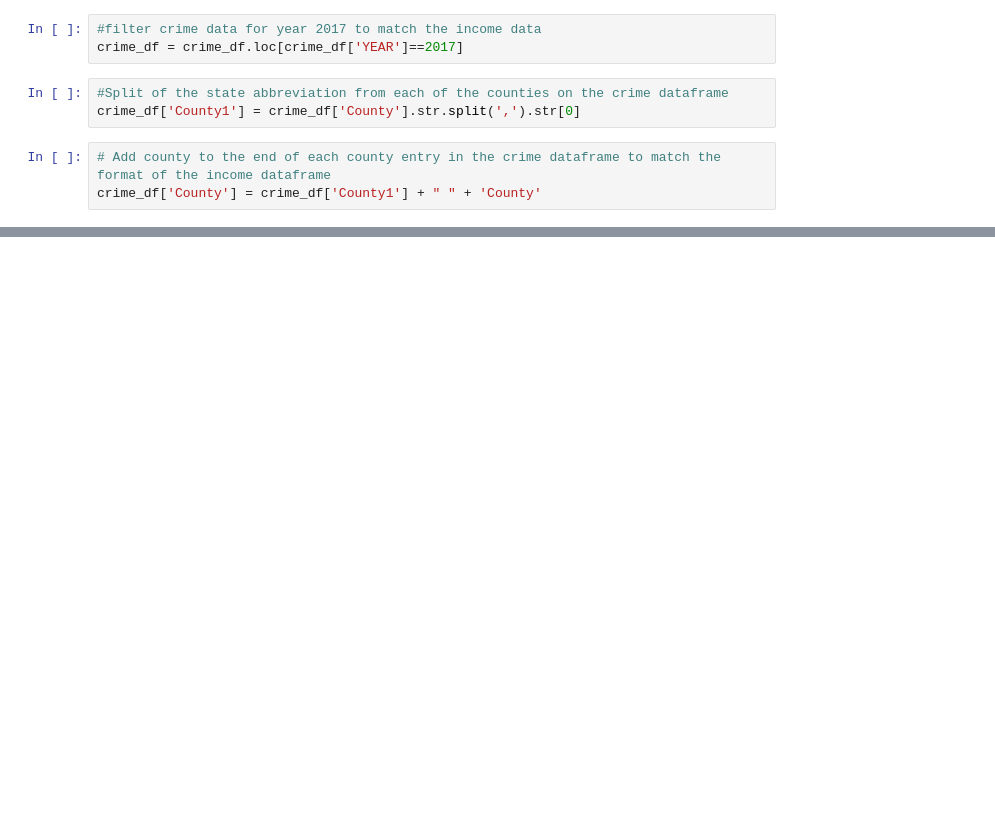
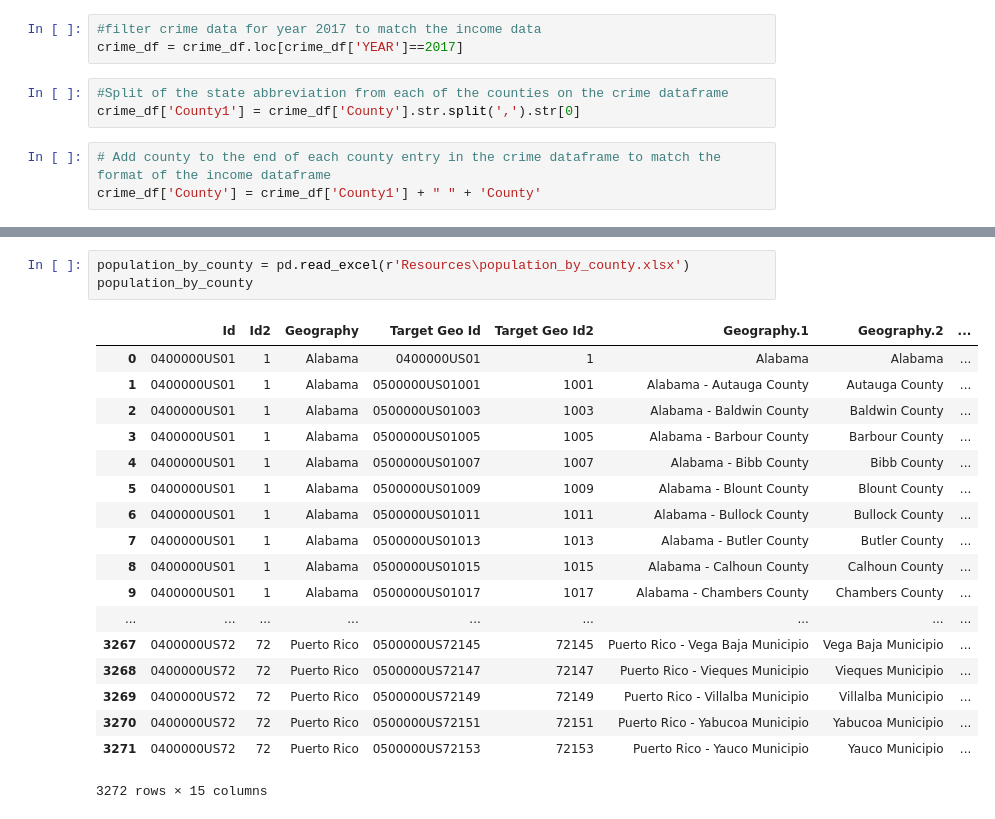
Before and after one commit to jstetter/project-1, a Jupyter notebook: project_1.ipynb, the cells around one changed output, grey strips where cells are left out. Cells and saved outputs as stored; diff of their text form; blank space fills up the shorter version.

Commit message:
update with population data

```diff
--- a/project_1.ipynb
+++ b/project_1.ipynb
@@ -57,0 +106,22 @@ plt.scatter(combined_df['Mean'], combined_df['MRD'])
+# %%
+population_by_county = pd.read_excel(r'Resources\population_by_county.xlsx')
+population_by_county
+# %% [output]
+|  | Id | Id2 | Geography | Target Geo Id | Target Geo Id2 | Geography.1 | Geography.2 | ... |
+| 0 | 0400000US01 | 1 | Alabama | 0400000US01 | 1 | Alabama | Alabama | ... |
+| 1 | 0400000US01 | 1 | Alabama | 0500000US01001 | 1001 | Alabama - Autauga County | Autauga County | ... |
+| 2 | 0400000US01 | 1 | Alabama | 0500000US01003 | 1003 | Alabama - Baldwin County | Baldwin County | ... |
+| 3 | 0400000US01 | 1 | Alabama | 0500000US01005 | 1005 | Alabama - Barbour County | Barbour County | ... |
+| 4 | 0400000US01 | 1 | Alabama | 0500000US01007 | 1007 | Alabama - Bibb County | Bibb County | ... |
+| 5 | 0400000US01 | 1 | Alabama | 0500000US01009 | 1009 | Alabama - Blount County | Blount County | ... |
+| 6 | 0400000US01 | 1 | Alabama | 0500000US01011 | 1011 | Alabama - Bullock County | Bullock County | ... |
+| 7 | 0400000US01 | 1 | Alabama | 0500000US01013 | 1013 | Alabama - Butler County | Butler County | ... |
+| 8 | 0400000US01 | 1 | Alabama | 0500000US01015 | 1015 | Alabama - Calhoun County | Calhoun County | ... |
+| 9 | 0400000US01 | 1 | Alabama | 0500000US01017 | 1017 | Alabama - Chambers County | Chambers County | ... |
+| ... | ... | ... | ... | ... | ... | ... | ... | ... |
+| 3267 | 0400000US72 | 72 | Puerto Rico | 0500000US72145 | 72145 | Puerto Rico - Vega Baja Municipio | Vega Baja Municipio | ... |
+| 3268 | 0400000US72 | 72 | Puerto Rico | 0500000US72147 | 72147 | Puerto Rico - Vieques Municipio | Vieques Municipio | ... |
+| 3269 | 0400000US72 | 72 | Puerto Rico | 0500000US72149 | 72149 | Puerto Rico - Villalba Municipio | Villalba Municipio | ... |
+| 3270 | 0400000US72 | 72 | Puerto Rico | 0500000US72151 | 72151 | Puerto Rico - Yabucoa Municipio | Yabucoa Municipio | ... |
+| 3271 | 0400000US72 | 72 | Puerto Rico | 0500000US72153 | 72153 | Puerto Rico - Yauco Municipio | Yauco Municipio | ... |
+3272 rows × 15 columns
```
Also changed, not shown: parts of 11 cells of this notebook, 2 other files.
